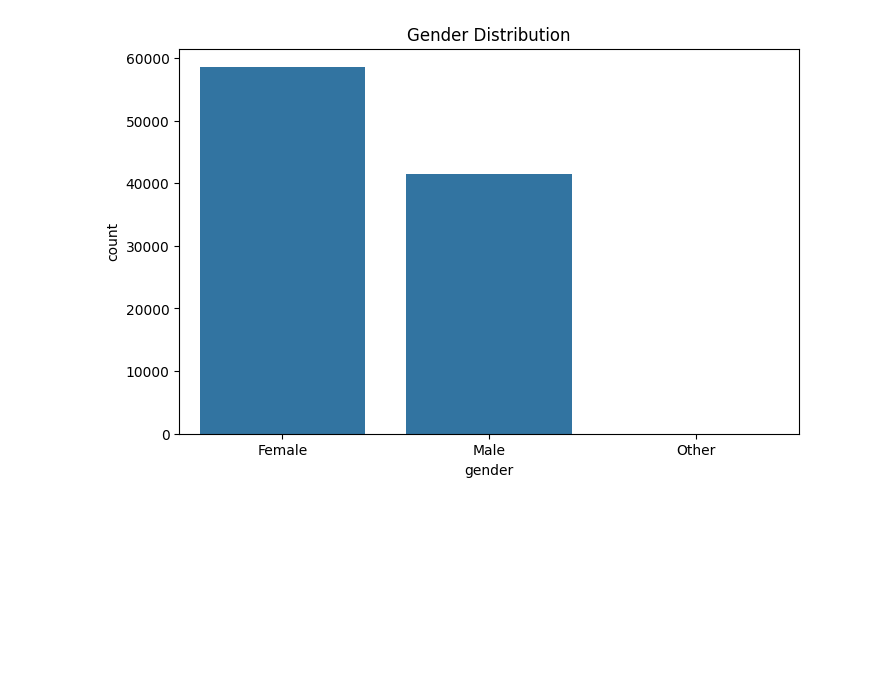
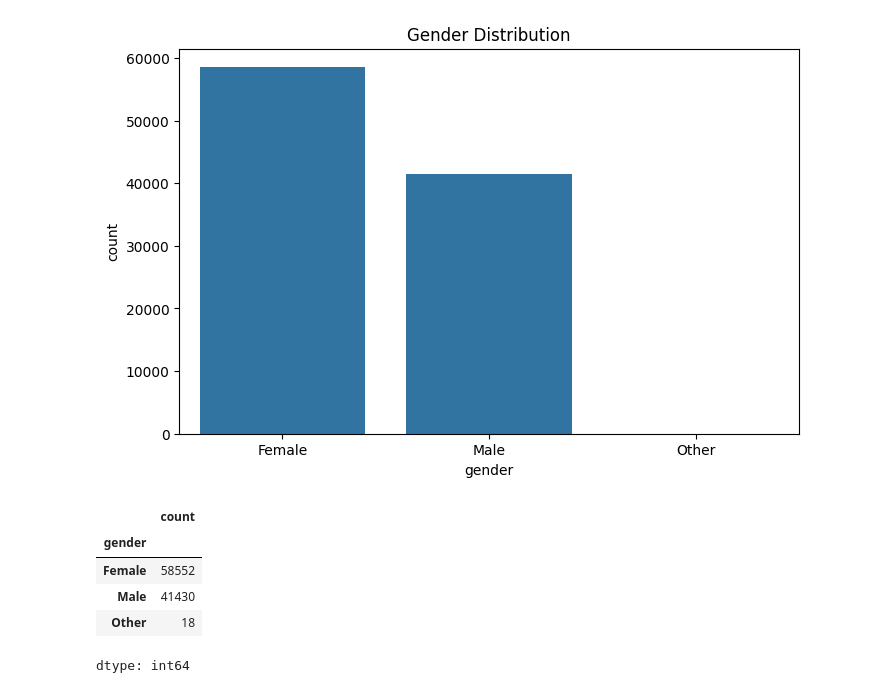
Before and after one commit to fyy-adrian/diabetes_classifier, a Jupyter notebook: diabetes_classifier_eda_ml.ipynb, the cells around one changed output. Cells and saved outputs as stored; diff of their text form; code cells hidden in the pictures; blank space fills up the shorter version.

```diff
--- a/diabetes_classifier_eda_ml.ipynb
+++ b/diabetes_classifier_eda_ml.ipynb
@@ -85,0 +88,9 @@ plt.show()
+# %%
+df["gender"].value_counts()
+# %% [output]
+|  | count |
+| gender |  |
+| Female | 58552 |
+| Male | 41430 |
+| Other | 18 |
+dtype: int64
```
Also changed, not shown: parts of 4 cells of this notebook.
